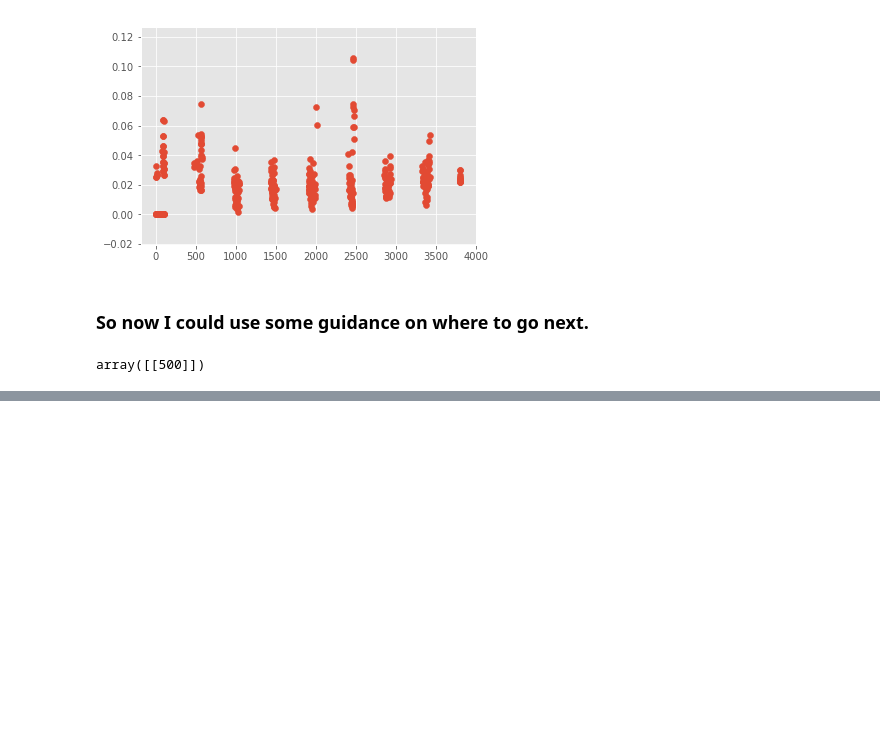
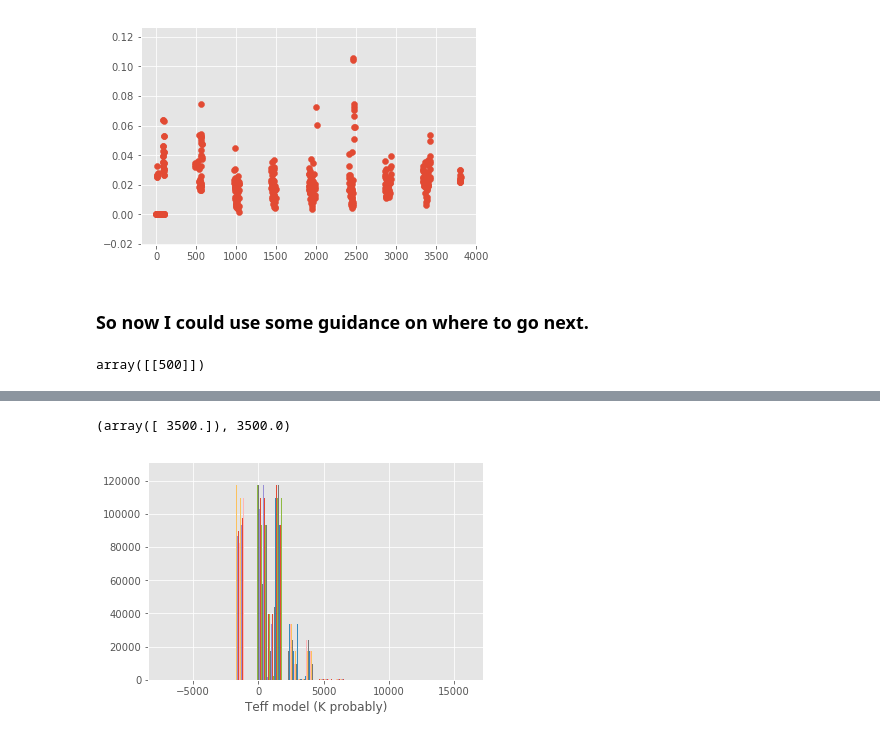
Before and after one commit to yoachim/LSST_narrowband, a Jupyter notebook: KDtrees_stuff.ipynb, the cells around one changed output, grey strips where cells are left out. Drawn from its saved outputs; the diff is of its cells as text; code cells hidden in the pictures; blank space fills up the shorter version.

Commit message:
kdtree notebook progress

```diff
--- a/KDtrees_stuff.ipynb
+++ b/KDtrees_stuff.ipynb
@@ -194,0 +239,17 @@ class stellar_param_fitter(object):
+# %%
+# simulated color array:
+
+col1 = []
+col2 = []
+sim_color_list = []
+
+for star in sim_data:
+
+    c1 = star['gmag']-star['rmag']
+    c2 = star['rmag']-star['imag']
+    colors = [c1, c2]
+    col1.append(c1)
+    col2.append(c2)
+    sim_color_list.append(colors)
+
+print(sim_color_list[0:2])
@@ -194,0 +258,3 @@ class stellar_param_fitter(object):
+# %%
+sim_color_array = np.array(sim_color_list)
+sim_color_array.shape
@@ -194,0 +263,17 @@ class stellar_param_fitter(object):
+# %%
+# Copying the color kd tree stuff out of the object so it works when we call "ind" to test how well the model works.
+colors=['g-r','r-i']
+temp = np.load('model_atm_mags.npz')
+        # Have to copy to get it into memory, otherwise it reads off disk every time
+model_atm_cols = []
+model_atm_magstest = temp['model_atm_mags'].copy()
+for colorStr in colors:
+    band1,band2=colorStr.split("-")
+    color = model_atm_magstest[band1] - model_atm_magstest[band2]
+    model_atm_cols.append(color)
+temp.close()
+
+model_atm_cols = np.array(model_atm_cols).T
+kdtree = KDTree(model_atm_cols)
+
+dist, ind = kdtree.query(sim_color_array, k=1)
@@ -194,0 +302,11 @@ class stellar_param_fitter(object):
+# %%
+model_atm_mags['Teff'][ind[0]],sim_data['teff'][0]
+# %% [output]
+(array([ 3500.]), 3500.0)
+# %%
+# trying some plots:
+
+plt.hist(model_atm_mags['Teff'][ind]-sim_data['teff'][0:1000])
+plt.xlabel('Teff model (K probably)');
+# %% [output]
+[figure, added]
```
Also changed, not shown: parts of 33 cells of this notebook, 2 other files.
